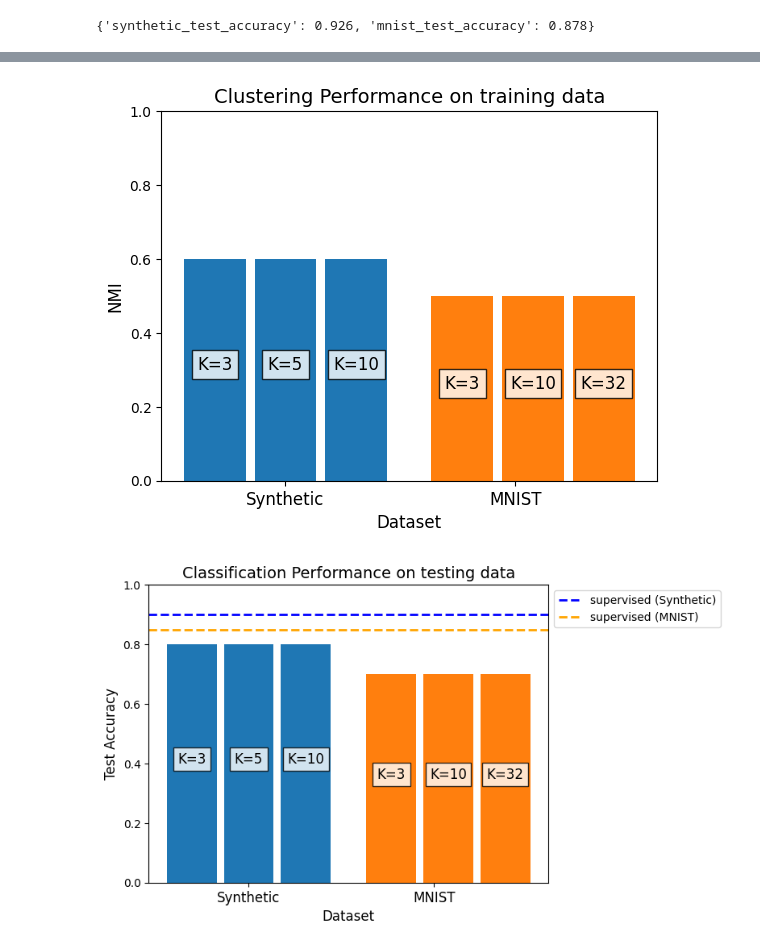
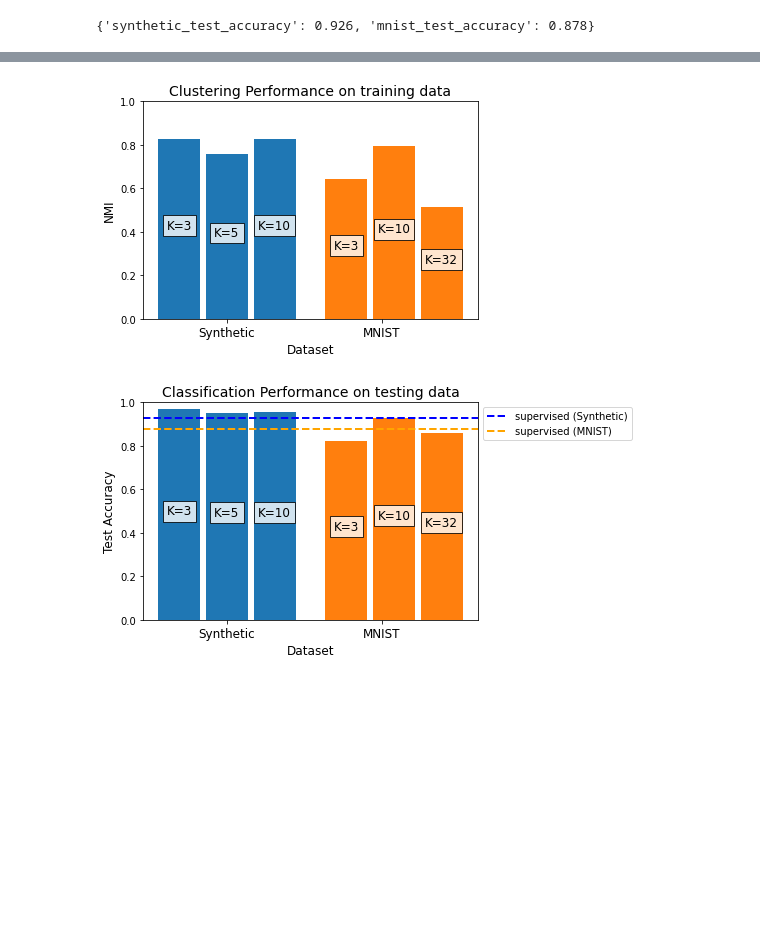
Before and after one commit to Zhengtong-Liu/ECE236A-Project, a Jupyter notebook: Code/ECE236A_Project_Demo.ipynb, the cells around one changed output, grey strips where cells are left out. Drawn from its saved outputs; the diff is of its cells as text; code cells hidden in the pictures; blank space fills up the shorter version.

```diff
--- a/Code/ECE236A_Project_Demo.ipynb
+++ b/Code/ECE236A_Project_Demo.ipynb
@@ -138,0 +91,30 @@ new_testX = allX_embedded[num_train:]
+# %%
+result3 = {}
+
+for label, (data, percentage_list) in {'synthetic': (syn_data, [0.05,0.1,0.2,0.5,1]),
+                    'mnist': (mnist_data, [0.05,0.1,0.2,0.5,1])}.items():
+    cur_result = {'label_percentage':[0.05,0.1,0.2,0.5,1],
+                  'test_accuracy(our algo)': [],
+                  'test_accuracy(random)': []}
+    for percentage in percentage_list:
+        acc_list_1, acc_list_2 = [], []
+        for i in range(10):
+            our_selectors = MyLabelSelection(percentage, algo='pseudo', K=3)
+            idxs, cluster_labels = our_selectors.select(data['trainX'], True)
+            model = MyClassifier(K=3, ensemble=True)
+            model.train(data['trainX'][idxs], data['trainY'][idxs])
+            acc = model.evaluate(data['testX'], data['testY'])
+            acc_list_1.append(acc)
+
+            rand_selectors = MyLabelSelection(percentage, algo='rand', K=3)
+            idxs, cluster_labels = rand_selectors.select(data['trainX'], True)
+            model = MyClassifier(K=3, ensemble=True)
+            model.train(data['trainX'][idxs], data['trainY'][idxs])
+            acc = model.evaluate(data['testX'], data['testY'])
+            acc_list_2.append(acc)
+        print(f"{label} our algo acc mean: {np.mean(acc_list_1)}, variance: {np.var(acc_list_1)}")
+        print(f"{label} random acc mean: {np.mean(acc_list_2)}, variance: {np.var(acc_list_2)}")
+        cur_result['test_accuracy(our algo)'].append(np.mean(acc_list_1))
+        cur_result['test_accuracy(random)'].append(np.mean(acc_list_2))
+    result3[label] = cur_result
+result3
@@ -139,18 +236,18 @@ new_testX = allX_embedded[num_train:]
 # %%
 ## TODO: Implement your solution and store the results in the following dictionaries
 ## Please note that the below values are given as an example to show the format,
 ## you need to replace them with your values :)
 
-result1 = {'synthetic_test_accuracy':0.9, 'mnist_test_accuracy':0.85}
+# result1 = {'synthetic_test_accuracy':0.9, 'mnist_test_accuracy':0.85}
 
-result2 = {'synthetic':{'K':[3, 5, 10], 'clustering_nmi':[0.6,0.6,0.6], 'classification_accuracy':[0.8,0.8,0.8]},
-            'mnist':{'K':[3, 10, 32], 'clustering_nmi':[0.5,0.5,0.5], 'classification_accuracy':[0.7,0.7,0.7]}}
+# result2 = {'synthetic':{'K':[3, 5, 10], 'clustering_nmi':[0.6,0.6,0.6], 'classification_accuracy':[0.8,0.8,0.8]},
+#             'mnist':{'K':[3, 10, 32], 'clustering_nmi':[0.5,0.5,0.5], 'classification_accuracy':[0.7,0.7,0.7]}}
 
-result3 = {'synthetic': {'label_percentage':[0.05,0.1,0.2,0.5,1], 'test_accuracy(our algo)':[0.5,0.6,0.7,0.8,0.9], 'test_accuracy(random)':[0.4,0.5,0.6,0.7,0.8]},
-            'mnist': {'label_percentage':[0.05,0.1,0.2,0.5,1], 'test_accuracy(our algo)':[0.5,0.5,0.7,0.7,0.7], 'test_accuracy(random)':[0.4,0.4,0.6,0.6,0.6]}}
+# result3 = {'synthetic': {'label_percentage':[0.05,0.1,0.2,0.5,1], 'test_accuracy(our algo)':[0.5,0.6,0.7,0.8,0.9], 'test_accuracy(random)':[0.4,0.5,0.6,0.7,0.8]},
+#             'mnist': {'label_percentage':[0.05,0.1,0.2,0.5,1], 'test_accuracy(our algo)':[0.5,0.5,0.7,0.7,0.7], 'test_accuracy(random)':[0.4,0.4,0.6,0.6,0.6]}}
 
 
 plot_result(result1, result2, result3)
 # %% [output]
-[figure, old version]
+[figure, new version]
-[figure, old version]
+[figure, new version]
```
Also changed, not shown: parts of 9 cells of this notebook, 1 other file.
